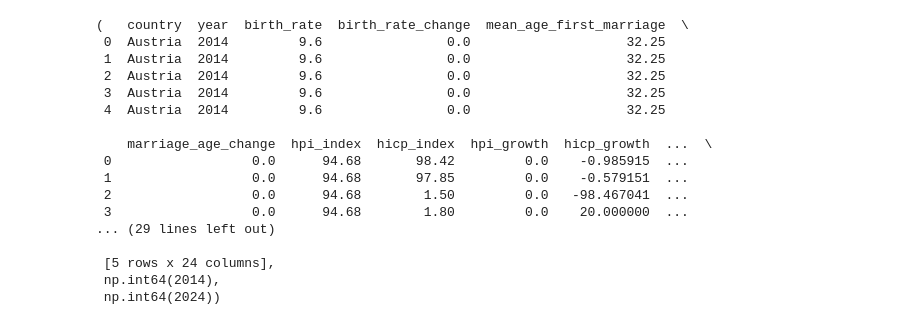
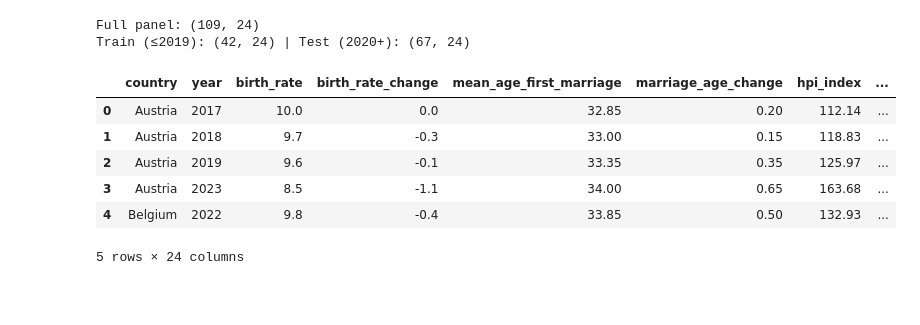
Before and after one commit to kamilaya/DE_assignment, a Jupyter notebook: ML_notebook.ipynb, the cells around one changed output. Saved outputs shown, nothing was run; the diff lists cells and outputs as text; code cells hidden in the pictures; blank space fills up the shorter version.

```diff
--- a/ML_notebook.ipynb
+++ b/ML_notebook.ipynb
@@ -1,29 +1,40 @@
 # %%
 import pandas as pd
+import numpy as np
 from pathlib import Path
+import matplotlib.pyplot as plt
+import seaborn as sns
+from sklearn.ensemble import RandomForestRegressor, GradientBoostingRegressor
+from sklearn.linear_model import Ridge
+from sklearn.metrics import mean_squared_error, r2_score
+from sklearn.preprocessing import StandardScaler
+from linearmodels.panel import PanelOLS, RandomEffects
+import warnings
+warnings.filterwarnings("ignore")
 
 DATA_PROCESSED = Path("data/processed")
+FIG_DIR = Path("figures")
+FIG_DIR.mkdir(parents=True, exist_ok=True)
 
+# Full panel (all years) for panel regression
 ml_df = pd.read_csv(DATA_PROCESSED / "ea_ml_panel.csv")
 ml_df = ml_df.sort_values(["country", "year"]).reset_index(drop=True)
 
-ml_df.head(), ml_df["year"].min(), ml_df["year"].max()
+# Train (pre-COVID) / Test (COVID + aftermath) split
+train_df = pd.read_csv(DATA_PROCESSED / "ea_ml_train.csv")
+test_df  = pd.read_csv(DATA_PROCESSED / "ea_ml_test.csv")
+
+print("Full panel:", ml_df.shape)
+print("Train (≤2019):", train_df.shape, "| Test (2020+):", test_df.shape)
+ml_df.head()
 # %% [output]
-(   country  year  birth_rate  birth_rate_change  mean_age_first_marriage  \
- 0  Austria  2014         9.6                0.0                    32.25
- 1  Austria  2014         9.6                0.0                    32.25
- 2  Austria  2014         9.6                0.0                    32.25
- 3  Austria  2014         9.6                0.0                    32.25
- 4  Austria  2014         9.6                0.0                    32.25
-
-    marriage_age_change  hpi_index  hicp_index  hpi_growth  hicp_growth  ...  \
- 0                  0.0      94.68       98.42         0.0    -0.985915  ...
- 1                  0.0      94.68       97.85         0.0    -0.579151  ...
- 2                  0.0      94.68        1.50         0.0   -98.467041  ...
- 3                  0.0      94.68        1.80         0.0    20.000000  ...
-... (29 lines left out)
-
- [5 rows x 24 columns],
- np.int64(2014),
- np.int64(2024))
+Full panel: (109, 24)
+Train (≤2019): (42, 24) | Test (2020+): (67, 24)
+|  | country | year | birth_rate | birth_rate_change | mean_age_first_marriage | marriage_age_change | hpi_index | ... |
+| 0 | Austria | 2017 | 10.0 | 0.0 | 32.85 | 0.20 | 112.14 | ... |
+| 1 | Austria | 2018 | 9.7 | -0.3 | 33.00 | 0.15 | 118.83 | ... |
+| 2 | Austria | 2019 | 9.6 | -0.1 | 33.35 | 0.35 | 125.97 | ... |
+| 3 | Austria | 2023 | 8.5 | -1.1 | 34.00 | 0.65 | 163.68 | ... |
+| 4 | Belgium | 2022 | 9.8 | -0.4 | 33.85 | 0.50 | 132.93 | ... |
+5 rows × 24 columns
 # %%
```
Also changed, not shown: parts of 9 cells of this notebook, 8 other files.
